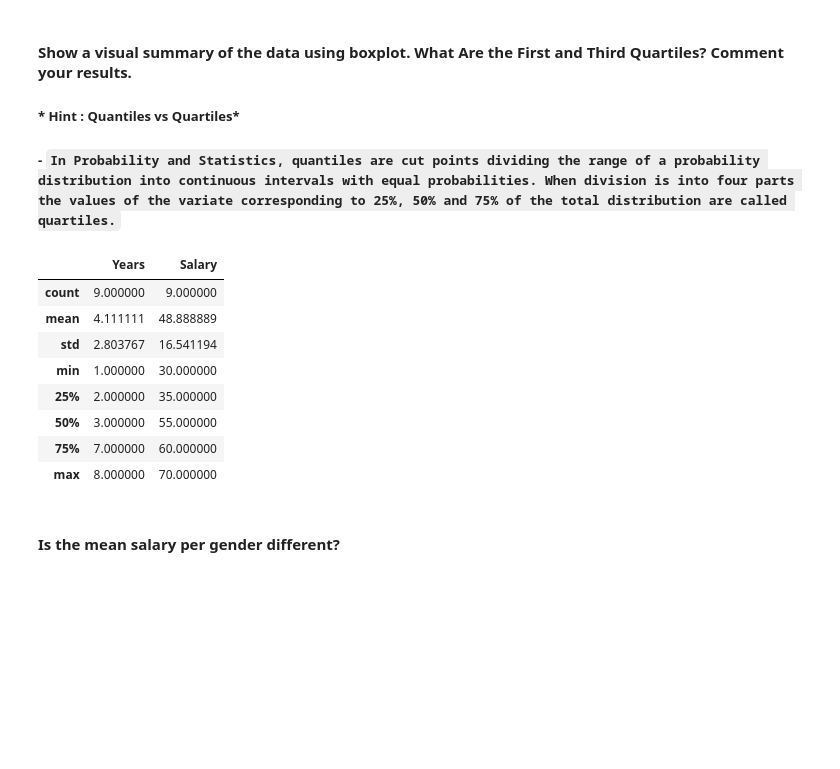
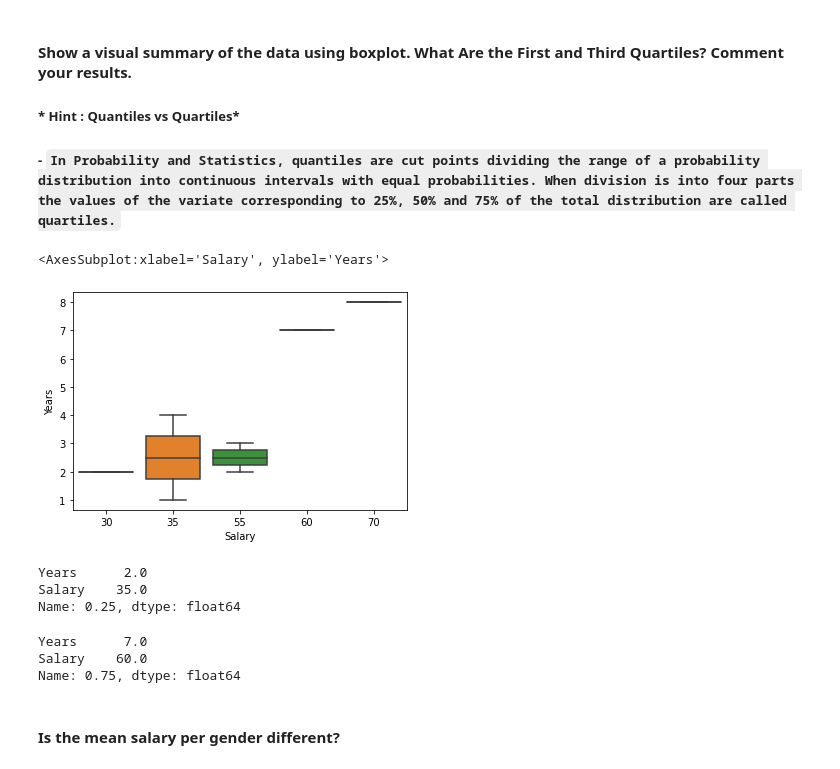
Before and after one commit to ironhack-bcn-data-june-2020/22-lab-subsetting-and-descriptive-stats, a Jupyter notebook: your-code/main.ipynb, the cells around one changed output. Drawn from its saved outputs; the diff is of its cells as text; code cells hidden in the pictures; blank space fills up the shorter version.

```diff
--- a/your-code/main.ipynb
+++ b/your-code/main.ipynb
@@ -270,22 +270,25 @@ employee.groupby('Title').Salary.agg(['mean'])
 #### Show a visual summary of the data using boxplot. What Are the First and Third Quartiles? Comment your results.
 ##### * Hint : Quantiles vs Quartiles*
 ##### - `In Probability and Statistics, quantiles are cut points dividing the range of a probability distribution into continuous intervals with equal probabilities. When division is into four parts the values of the variate corresponding to 25%, 50% and 75% of the total distribution are called quartiles.`
-# %%
-employee.describe()
-# %% [output]
-|  | Years | Salary |
-| count | 9.000000 | 9.000000 |
-| mean | 4.111111 | 48.888889 |
-| std | 2.803767 | 16.541194 |
-| min | 1.000000 | 30.000000 |
-| 25% | 2.000000 | 35.000000 |
-| 50% | 3.000000 | 55.000000 |
-| 75% | 7.000000 | 60.000000 |
-| max | 8.000000 | 70.000000 |
+# %%
+sns.boxplot(x = 'Salary', y= 'Years', data = employee)
+# %% [output]
+<AxesSubplot:xlabel='Salary', ylabel='Years'>
+[figure, added]
 # %%
-# print first quartile here
+#first quartile
+employee.quantile(0.25)
+# %% [output]
+Years      2.0
+Salary    35.0
+Name: 0.25, dtype: float64
 # %%
-# print third quartile here
+#third quartile
+employee.quantile(0.75)
+# %% [output]
+Years      7.0
+Salary    60.0
+Name: 0.75, dtype: float64
 # %% [markdown]
 #### Is the mean salary per gender different?
 # %%
```
Also changed, not shown: parts of 22 cells of this notebook.
